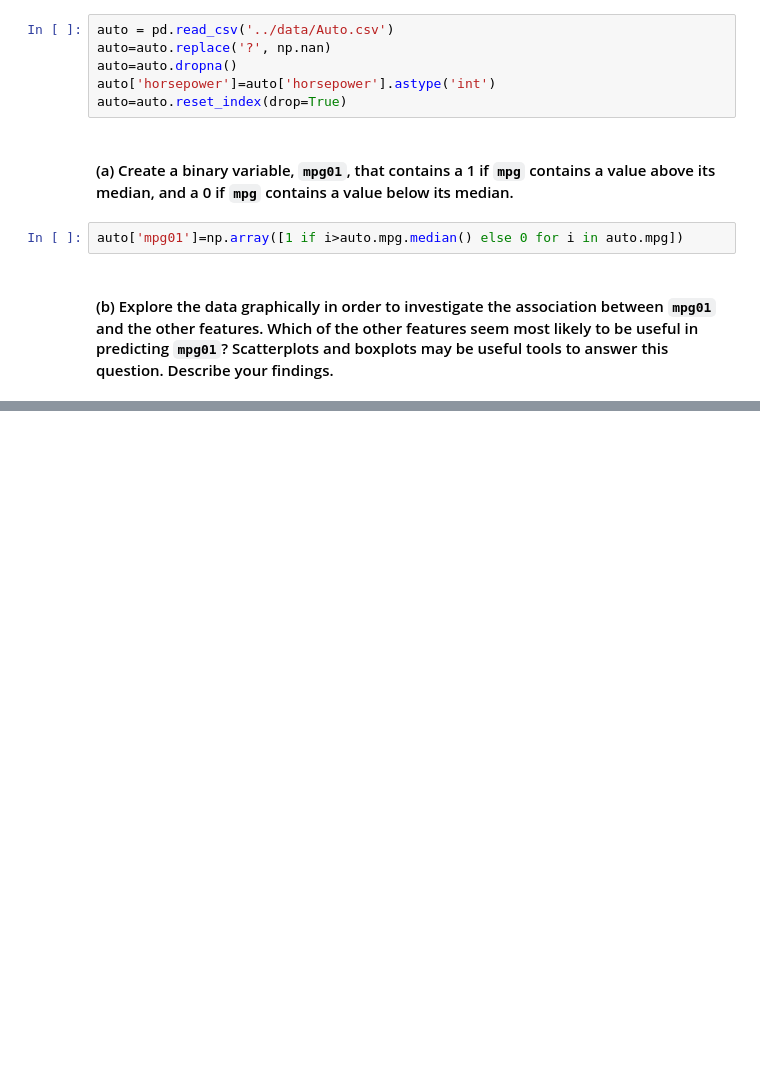
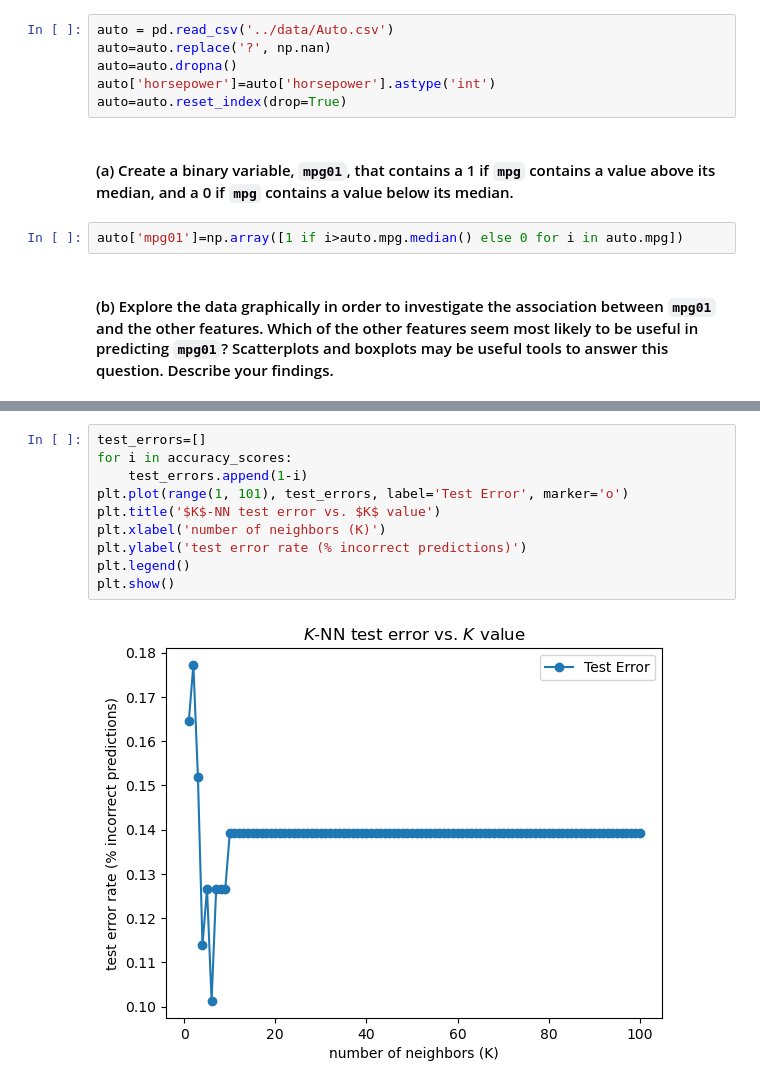
Before and after one commit to lowell-monis/data-science-fundamentals, a Jupyter notebook: hw/hw3.ipynb, the cells around one changed output, grey strips where cells are left out. Cells and saved outputs as stored; diff of their text form; blank space fills up the shorter version.

```diff
--- a/hw/hw3.ipynb
+++ b/hw/hw3.ipynb
@@ -536,0 +195,12 @@ The answer I got has been mentioned and incorporated within my answer to the que
+# %%
+test_errors=[]
+for i in accuracy_scores:
+    test_errors.append(1-i)
+plt.plot(range(1, 101), test_errors, label='Test Error', marker='o')
+plt.title('$K$-NN test error vs. $K$ value')
+plt.xlabel('number of neighbors (K)')
+plt.ylabel('test error rate (% incorrect predictions)')
+plt.legend()
+plt.show()
+# %% [output]
+[figure, added]
```
Also changed, not shown: parts of 65 cells of this notebook.
